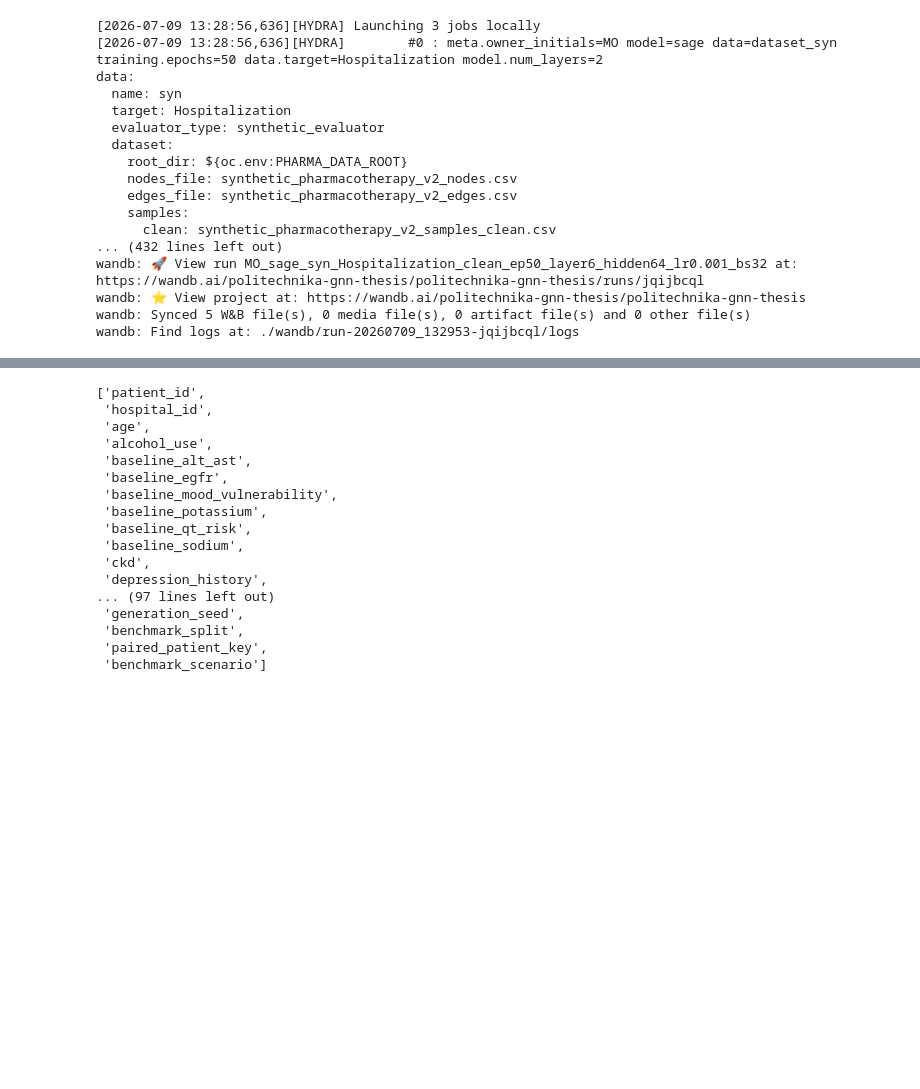
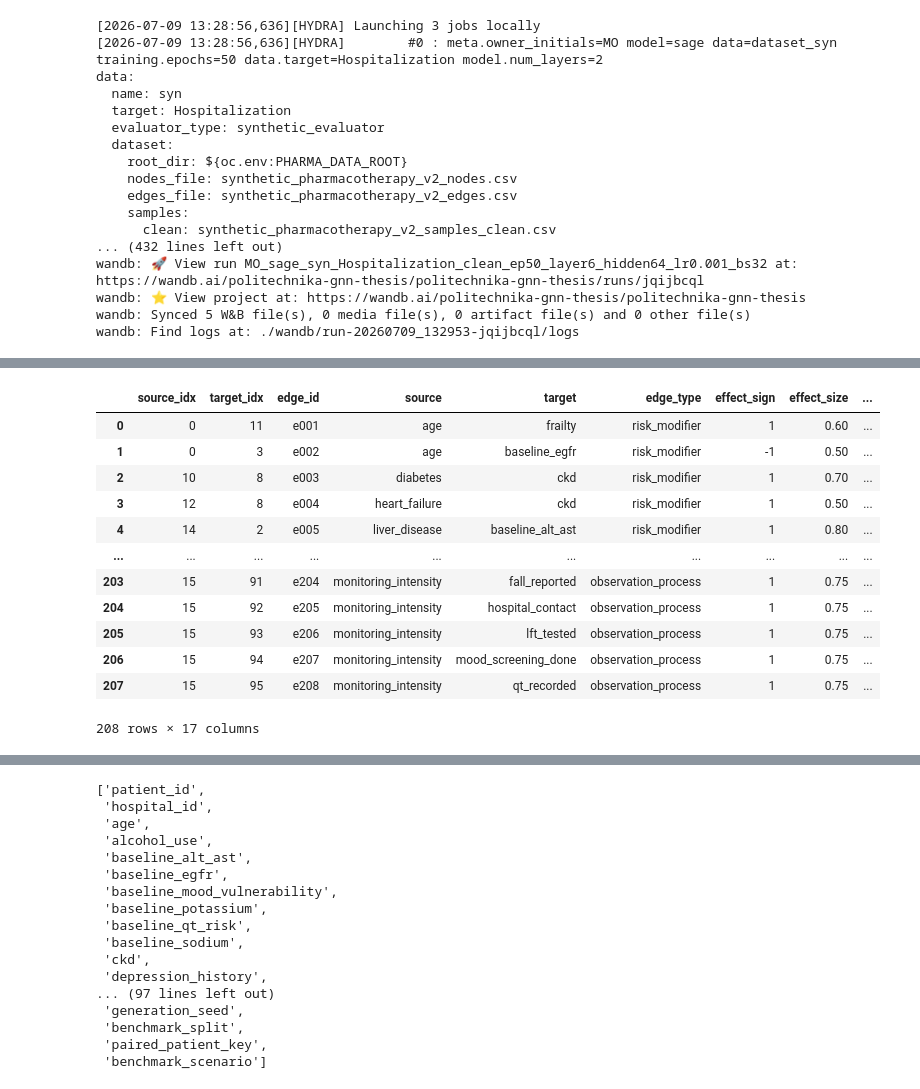
Before and after one commit to MoniaO/GraphNeuralNetwork_Thesis, a Jupyter notebook: notebooks/train_setup_colab.ipynb, the cells around one changed output, grey strips where cells are left out. Drawn from its saved outputs; the diff is of its cells as text; code cells hidden in the pictures; blank space fills up the shorter version.

```diff
--- a/notebooks/train_setup_colab.ipynb
+++ b/notebooks/train_setup_colab.ipynb
@@ -241,6 +794,6 @@ valid = 0
 # %%
 from omegaconf import OmegaConf
-from data.load_split_benchmark_data import load_split_benchmark_data
+from data.load_split_benchmark_data import load_split_benchmark_data, build_patient_graph_for_split, load_structural_graph, _build_patient_node_features
 from data.load_split_benchmark_data import build_combined_splits
 
 cfg = OmegaConf.create({
@@ -254,16 +807,18 @@ cfg = OmegaConf.create({
             "include_external_test": False,
             "keep_scenario": False,
             "scenarios": {
-                "clean": "synthetic_pharmacotherapy_v2_samples_clean.csv",
-                "no_overlap": "synthetic_pharmacotherapy_v2_samples_no_overlap.csv",
-                "multihospital": "synthetic_pharmacotherapy_v2_samples_multihospital.csv",
-                "hidden":   "synthetic_pharmacotherapy_v2_samples_hidden_confounder.csv",
-                "doc": "synthetic_pharmacotherapy_v2_samples_noisy_documentation.csv",
-                "bias": "synthetic_pharmacotherapy_v2_samples_selection_bias.csv"
+                "clean": "synthetic_pharmacotherapy_v2_samples_clean.csv"
+                #"no_overlap": "synthetic_pharmacotherapy_v2_samples_no_overlap.csv",
+                #"multihospital": "synthetic_pharmacotherapy_v2_samples_multihospital.csv",
+                #"hidden":   "synthetic_pharmacotherapy_v2_samples_hidden_confounder.csv",
+                #"doc": "synthetic_pharmacotherapy_v2_samples_noisy_documentation.csv",
+                #"bias": "synthetic_pharmacotherapy_v2_samples_selection_bias.csv"
             },
         }
     }
 })
-
-#train, valid, test = load_split_benchmark_data(cfg)
-x,y,z,a=build_combined_splits(cfg)
+# %%
+train, valid, test = load_split_benchmark_data(cfg)
+structural = load_structural_graph(cfg)
+#x = _build_patient_node_features(train, )
+#splits=build_combined_splits(cfg)
@@ -269,0 +1051,16 @@ x,y,z,a=build_combined_splits(cfg)
+# %%
+structural['structural_edges']
+# %% [output]
+|  | source_idx | target_idx | edge_id | source | target | edge_type | effect_sign | effect_size | ... |
+| 0 | 0 | 11 | e001 | age | frailty | risk_modifier | 1 | 0.60 | ... |
+| 1 | 0 | 3 | e002 | age | baseline_egfr | risk_modifier | -1 | 0.50 | ... |
+| 2 | 10 | 8 | e003 | diabetes | ckd | risk_modifier | 1 | 0.70 | ... |
+| 3 | 12 | 8 | e004 | heart_failure | ckd | risk_modifier | 1 | 0.50 | ... |
+| 4 | 14 | 2 | e005 | liver_disease | baseline_alt_ast | risk_modifier | 1 | 0.80 | ... |
+| ... | ... | ... | ... | ... | ... | ... | ... | ... | ... |
+| 203 | 15 | 91 | e204 | monitoring_intensity | fall_reported | observation_process | 1 | 0.75 | ... |
+| 204 | 15 | 92 | e205 | monitoring_intensity | hospital_contact | observation_process | 1 | 0.75 | ... |
+| 205 | 15 | 93 | e206 | monitoring_intensity | lft_tested | observation_process | 1 | 0.75 | ... |
+| 206 | 15 | 94 | e207 | monitoring_intensity | mood_screening_done | observation_process | 1 | 0.75 | ... |
+| 207 | 15 | 95 | e208 | monitoring_intensity | qt_recorded | observation_process | 1 | 0.75 | ... |
+208 rows × 17 columns
```
Also changed, not shown: parts of 48 cells of this notebook.
